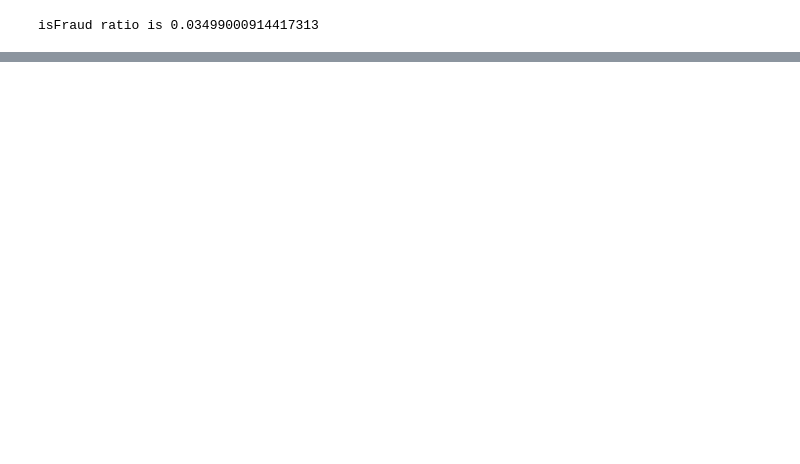
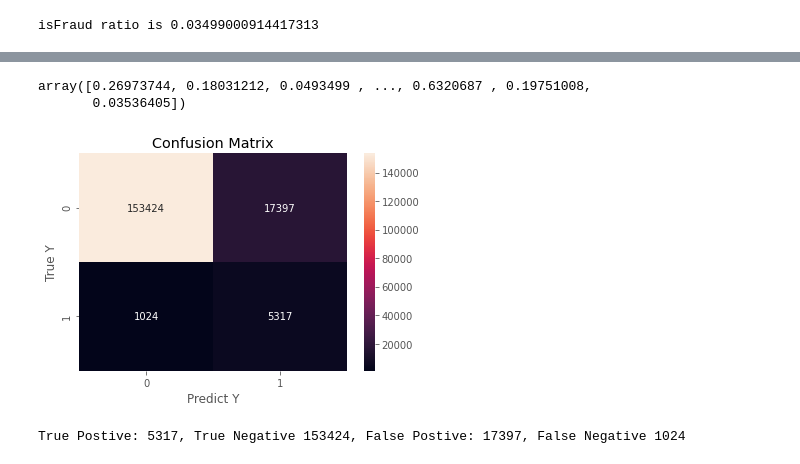
Before and after one commit to raywu60kg/credit-card-fraud-detection, a Jupyter notebook: notebooks/EDA.ipynb, the cells around one changed output, grey strips where cells are left out. Drawn from its saved outputs; the diff is of its cells as text; code cells hidden in the pictures; blank space fills up the shorter version.

```diff
--- a/notebooks/EDA.ipynb
+++ b/notebooks/EDA.ipynb
@@ -310,0 +303,8 @@ cv_results.
+# %%
+# Encode string feature
+productCD_categories = list(np.unique(all_train_x['ProductCD']))
+print("Feature ProductCD has {}".format(productCD_categories))
+all_train_x["ProductCD"] = list(
+            map(lambda x: productCD_categories.index(x),  all_train_x["ProductCD"]))
+all_test_x["ProductCD"] = list(
+            map(lambda x: productCD_categories.index(x),  all_test_x["ProductCD"]))
@@ -310,0 +344,13 @@ cv_results.
+# %%
+params = {}
+params['boosting_type'] = 'gbdt'
+params['objective'] = 'binary'
+params['metric'] = ['binary_logloss', 'auc']
+params['verbose'] = 1
+params['scale_pos_weight'] = scale_pos_weight
+# %%
+bst = lgb.train(
+    params,
+    lgb_train,
+    valid_sets=lgb_test,
+    feval=eval_average_precision)
@@ -310,0 +385,6 @@ cv_results.
+# %%
+# Predictions histogram
+predictions = bst.predict(test_x)
+plt.title("Predictions Distribution")
+plt.hist(predictions)
+plt.show()
@@ -310,0 +393,20 @@ cv_results.
+# %%
+predictions
+# %% [output]
+array([0.26973744, 0.18031212, 0.0493499 , ..., 0.6320687 , 0.19751008,
+       0.03536405])
+# %%
+# Confusion matrix
+predictions_with_cutpoint = list(map(lambda x: 1 if x > 0.5 else 0, predictions))
+confusion_matrix_info = confusion_matrix(y_true=test_y, y_pred=predictions_with_cutpoint)
+tn, fp, fn, tp = confusion_matrix(y_true=test_y, y_pred=predictions_with_cutpoint).ravel()
+sns.heatmap(confusion_matrix_info, annot=True, fmt='g')
+plt.title("Confusion Matrix")
+plt.xlabel("Predict Y")
+plt.ylabel("True Y")
+plt.show()
+
+print("True Postive: {}, True Negative {}, False Postive: {}, False Negative {}".format(tp, tn, fp, fn))
+# %% [output]
+[figure, added]
+True Postive: 5317, True Negative 153424, False Postive: 17397, False Negative 1024
```
Also changed, not shown: parts of 65 cells of this notebook, 20 other files.
